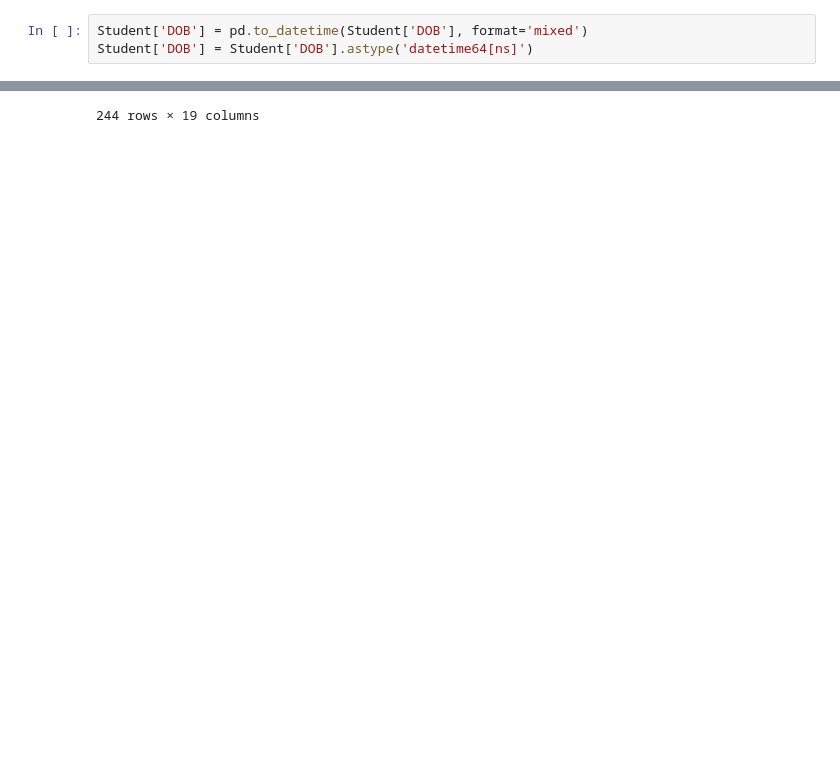
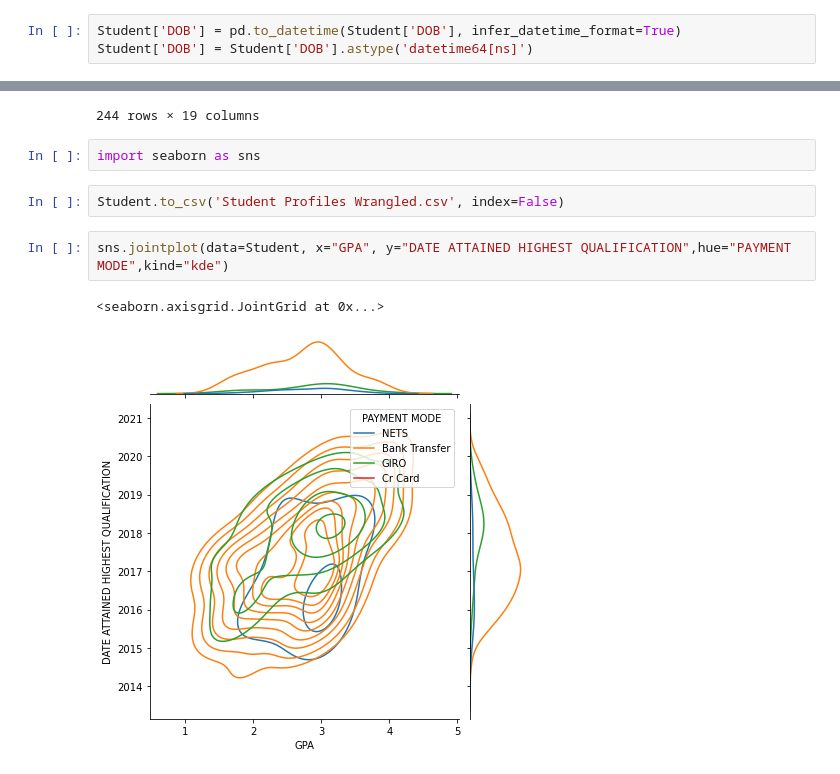
Before and after one commit to REHXZ/DAVI-CA2, a Jupyter notebook: Wrangling.ipynb, the cells around one changed output, grey strips where cells are left out. Cells and saved outputs as stored; diff of their text form; blank space fills up the shorter version.

```diff
--- a/Wrangling.ipynb
+++ b/Wrangling.ipynb
@@ -69,7 +110,7 @@ Student['SALUTATION'] = Student['SALUTATION'].str.replace('Mr ', 'Mr')
 # %%
 Student['COMPLETION DATE'] = Student['COMPLETION DATE'].astype('datetime64[ns]')
 # %%
-Student['DOB'] = pd.to_datetime(Student['DOB'], format='mixed')
+Student['DOB'] = pd.to_datetime(Student['DOB'], infer_datetime_format=True)
 Student['DOB'] = Student['DOB'].astype('datetime64[ns]')
 # %%
 Student.loc[Student['REGISTRATION FEE'] == '107\n107','REGISTRATION FEE'] = 107
@@ -157,3 +198,12 @@ Student
 | 242 | 2019/5113-005/001 | Ms | F | Singaporean | 1981-11-14 | Degree | Bachelor of Arts with Second Clas... | ... |
 | 243 | 2019/5113-005/002 | Ms | F | Singaporean | 1983-01-28 | Degree | Bachelor of Business (Business Ad... | ... |
 244 rows × 19 columns
+# %%
+import seaborn as sns
+# %%
+Student.to_csv('Student Profiles Wrangled.csv', index=False)
+# %%
+sns.jointplot(data=Student, x="GPA", y="DATE ATTAINED HIGHEST QUALIFICATION",hue="PAYMENT MODE",kind="kde")
+# %% [output]
+<seaborn.axisgrid.JointGrid at 0x...>
+[figure, added]
```
Also changed, not shown: parts of 4 cells of this notebook, 4 other files.
